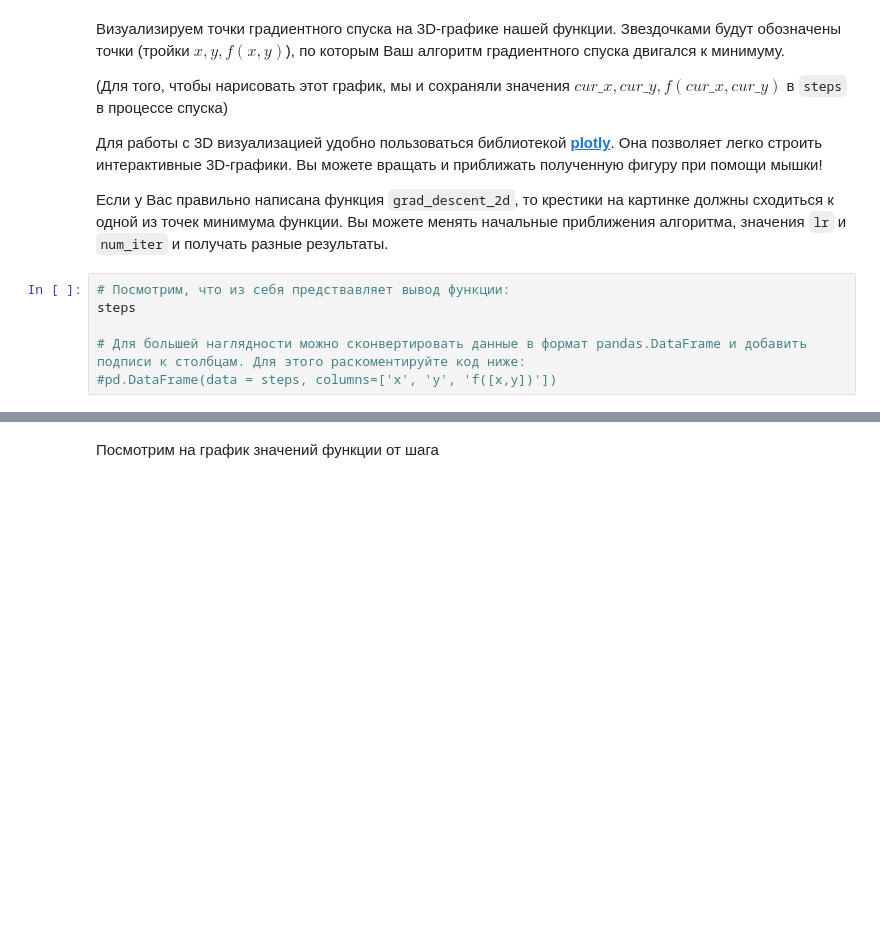
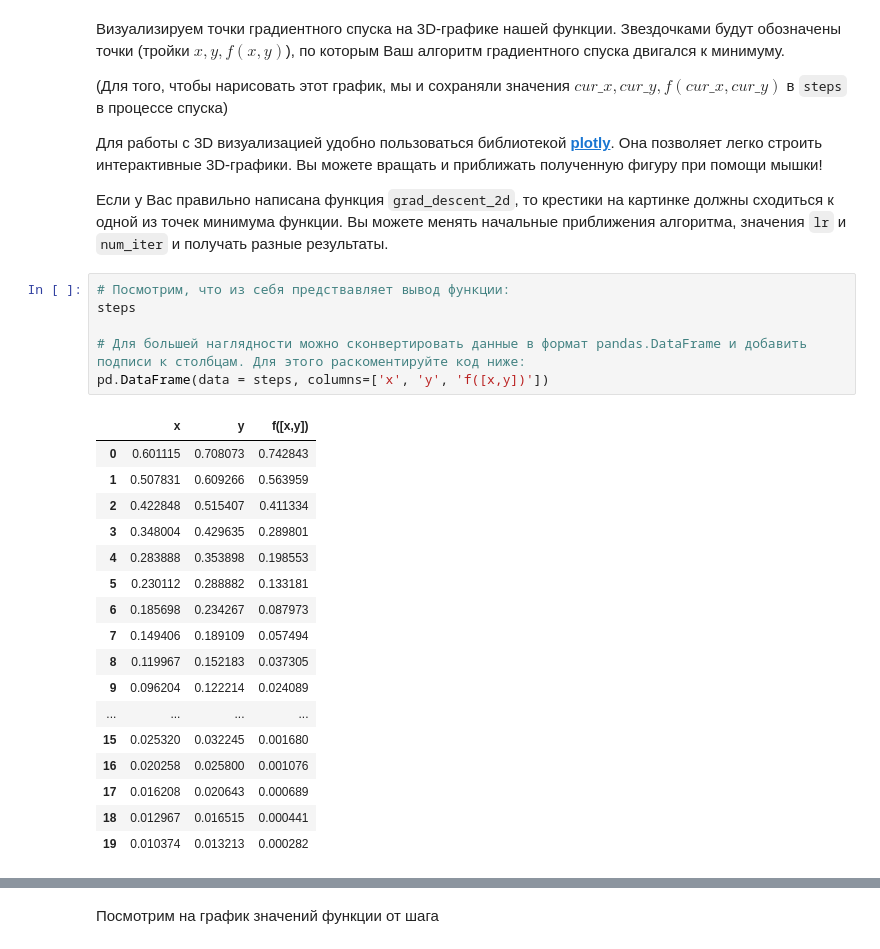
Before and after one commit to ShklyaevPlaton/part_1_ml_cv, a Jupyter notebook: week_02_linear_models/Homework/hw_2_linear_models.ipynb, the cells around one changed output, grey strips where cells are left out. Drawn from its saved outputs; the diff is of its cells as text; blank space fills up the shorter version.

```diff
--- a/week_02_linear_models/Homework/hw_2_linear_models.ipynb
+++ b/week_02_linear_models/Homework/hw_2_linear_models.ipynb
@@ -125,9 +125,27 @@ steps = grad_descent_2d(f, grad_f, lr=0.1, num_iter=20)
 # %%
 # Посмотрим, что из себя предствавляет вывод функции:
 steps
 
 # Для большей наглядности можно сконвертировать данные в формат pandas.DataFrame и добавить подписи к столбцам. Для этого раскоментируйте код ниже:
-#pd.DataFrame(data = steps, columns=['x', 'y', 'f([x,y])'])
+pd.DataFrame(data = steps, columns=['x', 'y', 'f([x,y])'])
+# %% [output]
+|  | x | y | f([x,y]) |
+| 0 | 0.601115 | 0.708073 | 0.742843 |
+| 1 | 0.507831 | 0.609266 | 0.563959 |
+| 2 | 0.422848 | 0.515407 | 0.411334 |
+| 3 | 0.348004 | 0.429635 | 0.289801 |
+| 4 | 0.283888 | 0.353898 | 0.198553 |
+| 5 | 0.230112 | 0.288882 | 0.133181 |
+| 6 | 0.185698 | 0.234267 | 0.087973 |
+| 7 | 0.149406 | 0.189109 | 0.057494 |
+| 8 | 0.119967 | 0.152183 | 0.037305 |
+| 9 | 0.096204 | 0.122214 | 0.024089 |
+| ... | ... | ... | ... |
+| 15 | 0.025320 | 0.032245 | 0.001680 |
+| 16 | 0.020258 | 0.025800 | 0.001076 |
+| 17 | 0.016208 | 0.020643 | 0.000689 |
+| 18 | 0.012967 | 0.016515 | 0.000441 |
+| 19 | 0.010374 | 0.013213 | 0.000282 |
 # %%
 import numpy as np
 import plotly.graph_objects as go
```
Also changed, not shown: parts of 10 cells of this notebook.
